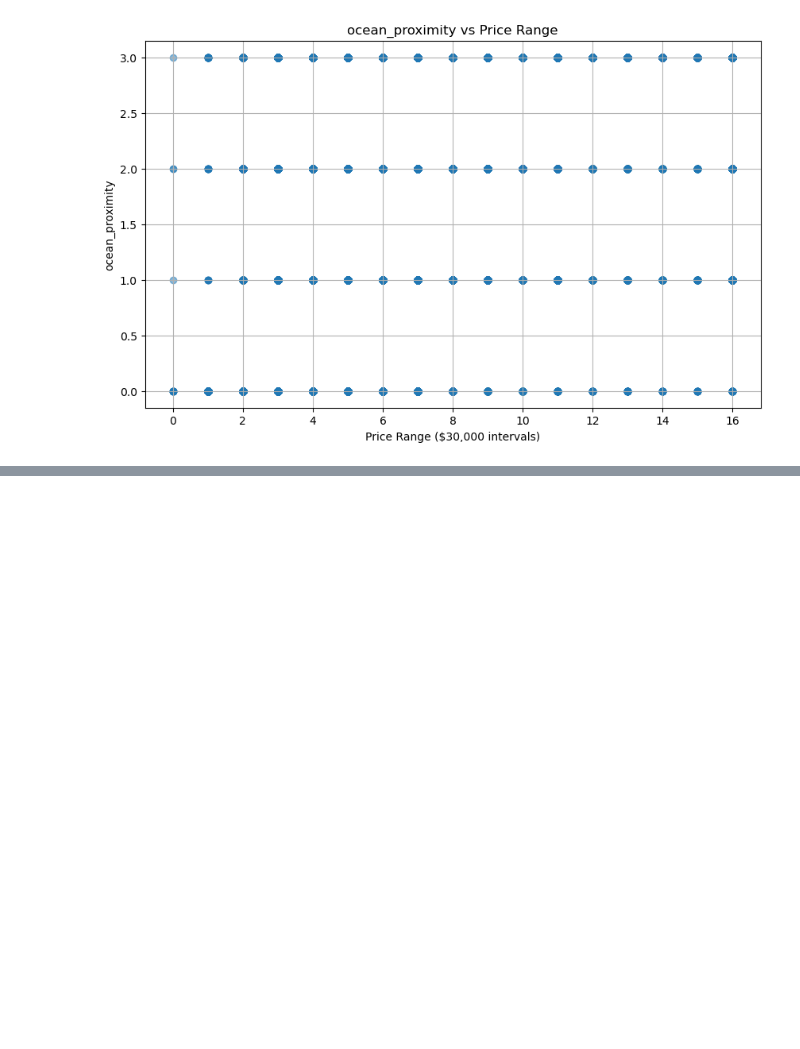
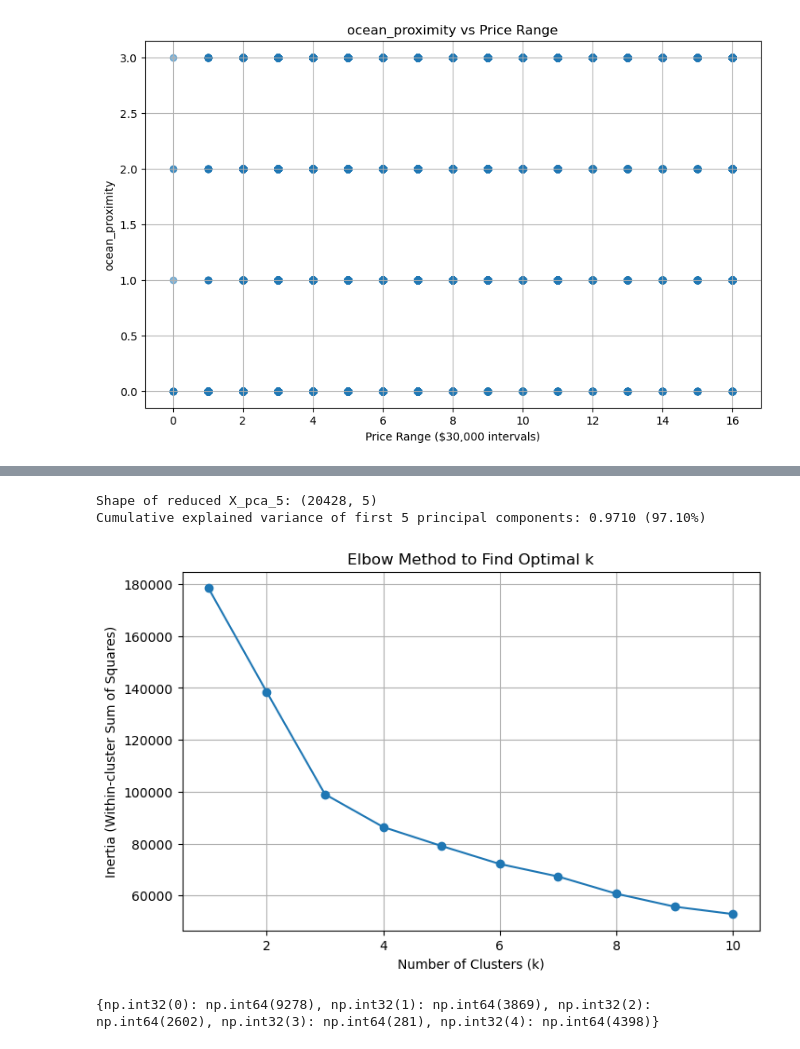
Before and after one commit to yuzukaR/ML_Final, a Jupyter notebook: final_project.ipynb, the cells around one changed output, grey strips where cells are left out. Saved outputs shown, nothing was run; the diff lists cells and outputs as text; code cells hidden in the pictures; blank space fills up the shorter version.

Commit message:
add clustering

```diff
--- a/final_project.ipynb
+++ b/final_project.ipynb
@@ -129,15 +125,22 @@ households and population with correlation: 0.9071859001744995
 from sklearn.preprocessing import StandardScaler
 from sklearn.decomposition import PCA
 
-# Step 2: Scale features
+# Step 2: Load the features from X.csv
+X = pd.read_csv('X.csv')
+
+# Step 3: Standardize the features
 scaler = StandardScaler()
 X_scaled = scaler.fit_transform(X)
 
-# Step 3: Apply PCA
+# Step 4: Apply PCA
 pca = PCA()
 X_pca = pca.fit_transform(X_scaled)
 
-# Step 4: Plot explained variance
+# Step 5: Print explained variance for each component
+print("Explained variance ratio for each principal component:")
+for i, var in enumerate(pca.explained_variance_ratio_):
+    print(f"Component {i+1}: {var:.4f} ({var*100:.2f}% of total variance)")
+
 plt.figure(figsize=(10,6))
 plt.plot(np.cumsum(pca.explained_variance_ratio_), marker='o')
 plt.xlabel('Number of Principal Components')
@@ -149 +163,42 @@ plt.show()
 [figure]
+# %%
+X_pca_5 = X_pca[:, :5]
+print("Shape of reduced X_pca_5:", X_pca_5.shape)
+cumulative_variance_5 = np.sum(pca.explained_variance_ratio_[:5])
+print(f"Cumulative explained variance of first 5 principal components: {cumulative_variance_5:.4f} ({cumulative_variance_5*100:.2f}%)")
+# %% [output]
+Shape of reduced X_pca_5: (20428, 5)
+Cumulative explained variance of first 5 principal components: 0.9710 (97.10%)
+# %%
+from sklearn.cluster import KMeans
+import matplotlib.pyplot as plt
+
+# Test different cluster numbers
+inertia = []
+cluster_range = range(1, 11)  # Trying 1 to 10 clusters
+
+for k in cluster_range:
+    kmeans = KMeans(n_clusters=k, random_state=42)
+    kmeans.fit(X_pca_5)
+    inertia.append(kmeans.inertia_)
+
+# Plot inertia vs. number of clusters
+plt.figure(figsize=(8,5))
+plt.plot(cluster_range, inertia, marker='o')
+plt.xlabel('Number of Clusters (k)')
+plt.ylabel('Inertia (Within-cluster Sum of Squares)')
+plt.title('Elbow Method to Find Optimal k')
+plt.grid(True)
+plt.show()
+# %% [output]
+[figure, added]
+# %%
+# Apply KMeans with chosen number of clusters (say 5)
+kmeans = KMeans(n_clusters=5, random_state=42)
+clusters = kmeans.fit_predict(X_pca_5)
+
+# Print how many samples in each cluster
+unique, counts = np.unique(clusters, return_counts=True)
+print(dict(zip(unique, counts)))
+# %% [output]
+{np.int32(0): np.int64(9278), np.int32(1): np.int64(3869), np.int32(2): np.int64(2602), np.int32(3): np.int64(281), np.int32(4): np.int64(4398)}
```
Also changed, not shown: parts of 5 cells of this notebook, 3 other files.
